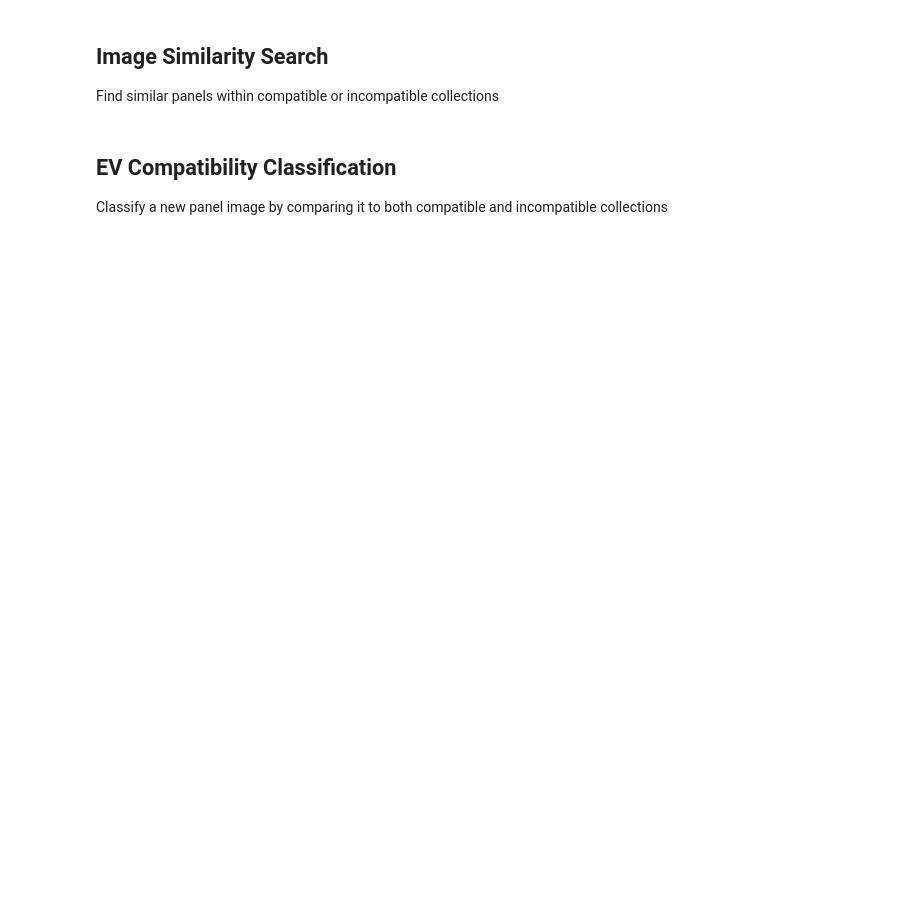
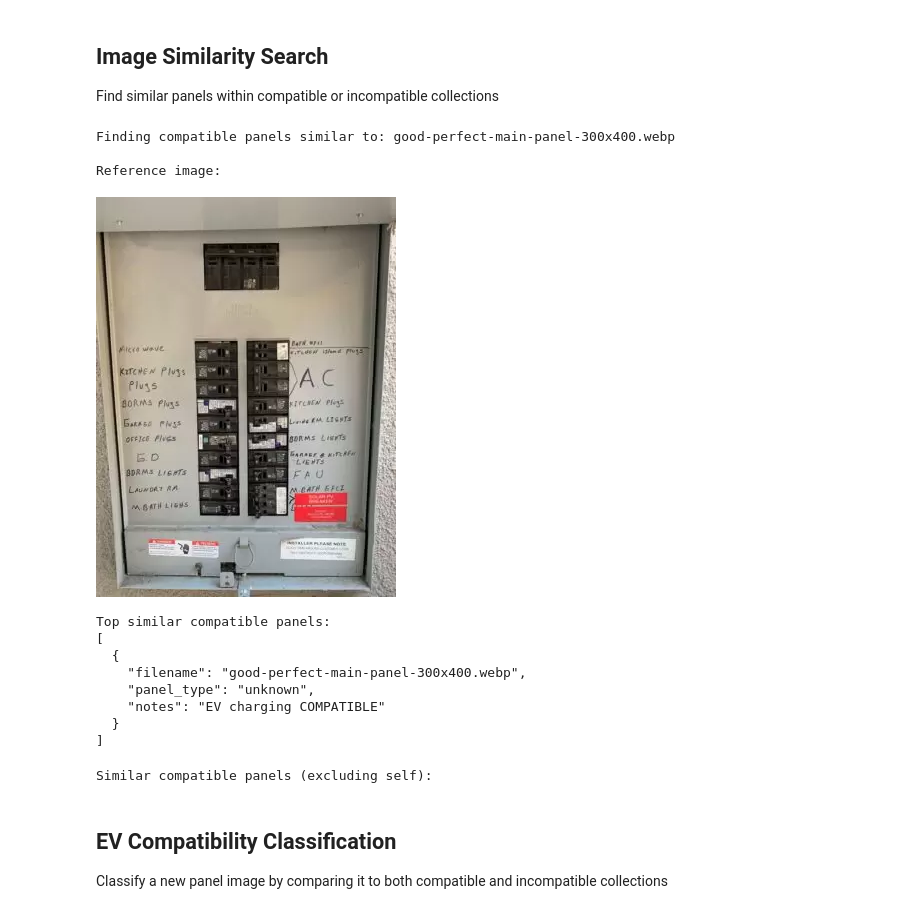
Before and after one commit to elmunoz42/ev-panel-compatibility-tester, a Jupyter notebook: exploratory-notebook.ipynb, the cells around one changed output. Saved outputs shown, nothing was run; the diff lists cells and outputs as text; code cells hidden in the pictures; blank space fills up the shorter version.

```diff
--- a/exploratory-notebook.ipynb
+++ b/exploratory-notebook.ipynb
@@ -86,11 +108,17 @@ print("✓ IncompatiblePanels collection created")
 
 Load electrical panel images from Good/ and Bad/ directories into their respective collections
 # %%
-# Supported image formats
-image_extensions = ['.jpg', '.jpeg', '.png', '.gif', '.bmp']
+# Supported image formats (including webp)
+image_extensions = ['.jpg', '.jpeg', '.png', '.gif', '.bmp', '.webp']
 
 def load_images_to_collection(image_dir, collection_name, compatibility_status):
     """Load images from a directory into a Weaviate collection"""
+    # Check if directory exists
+    if not os.path.exists(image_dir):
+        print(f"\n⚠️  Directory '{image_dir}' does not exist!")
+        print(f"Please create the directory and add images to it.")
+        return 0, 0
+
     collection = client.collections.get(collection_name)
 
     # Get all image files
@@ -101,6 +129,10 @@ def load_images_to_collection(image_dir, collection_name, compatibility_status):
     print(f"Loading {compatibility_status} panels from {image_dir}")
     print(f"Found {len(image_files)} images")
     print(f"{'='*60}")
+
+    if len(image_files) == 0:
+        print(f"⚠️  No images found in {image_dir}")
+        return 0, 0
 
     success_count = 0
     error_count = 0
@@ -131,16 +163,16 @@ def load_images_to_collection(image_dir, collection_name, compatibility_status):
 
     return success_count, error_count
 
-# Load compatible panels (Good folder)
+# Load compatible panels (Good folder inside Images/)
 good_count, good_errors = load_images_to_collection(
-    "Good/",
+    "Images/Good/",
     "CompatiblePanels",
     "COMPATIBLE"
 )
 
-# Load incompatible panels (Bad folder)
+# Load incompatible panels (Bad folder inside Images/)
 bad_count, bad_errors = load_images_to_collection(
-    "Bad/",
+    "Images/Bad/",
     "IncompatiblePanels",
     "INCOMPATIBLE"
 )
@@ -152,3 +184,10 @@ print(f"Compatible panels loaded: {good_count}")
 print(f"Incompatible panels loaded: {bad_count}")
 print(f"Total panels: {good_count + bad_count}")
 print(f"{'='*60}")
+
+if good_count == 0 and bad_count == 0:
+    print(f"\n⚠️  SETUP REQUIRED:")
+    print(f"1. Create 'Good/' and 'Bad/' folders inside 'Images/' directory")
+    print(f"2. Place EV-compatible panel images in 'Images/Good/'")
+    print(f"3. Place EV-incompatible panel images in 'Images/Bad/'")
+    print(f"4. Re-run this cell to load the images")
@@ -216,19 +285,32 @@ def find_similar_panels(query_image_path, collection_name="CompatiblePanels", li
 # %%
 # Example: Find similar compatible panels
 # Get a reference image from Good folder
-good_images = [f for f in os.listdir("Good/") if os.path.splitext(f)[1].lower() in ['.jpg', '.jpeg', '.png']]
+good_images = [f for f in os.listdir("Images/Good/") if os.path.splitext(f)[1].lower() in image_extensions]
 if good_images:
-    reference_image = f"Good/{good_images[0]}"
+    reference_image = f"Images/Good/{good_images[0]}"
 
     print(f"Finding compatible panels similar to: {os.path.basename(reference_image)}")
     print("\nReference image:")
     display(Image.open(reference_image))
 
     similar = find_similar_panels(reference_image, "CompatiblePanels", limit=4)
     print("\nTop similar compatible panels:")
     print(json.dumps(similar, indent=2))
 else:
-    print("No images found in Good/ folder")
+    print("No images found in Images/Good/ folder")
+# %% [output]
+Finding compatible panels similar to: good-perfect-main-panel-300x400.webp
+
+Reference image:
+[figure, added]
+Top similar compatible panels:
+[
+  {
+    "filename": "good-perfect-main-panel-300x400.webp",
+    "panel_type": "unknown",
+    "notes": "EV charging COMPATIBLE"
+  }
+]
 # %%
 # Visualize similar compatible panels
 if 'similar' in locals() and similar:
@@ -236,7 +318,9 @@ if 'similar' in locals() and similar:
     for i, result in enumerate(similar[1:4], 1):
         if result['filename']:
             print(f"\n{i}. {result['filename']}")
-            display(Image.open(f"Good/{result['filename']}"))
+            display(Image.open(f"Images/Good/{result['filename']}"))
+# %% [output]
+Similar compatible panels (excluding self):
 # %% [markdown]
 ## EV Compatibility Classification
 
```
Also changed, not shown: parts of 14 cells of this notebook.
